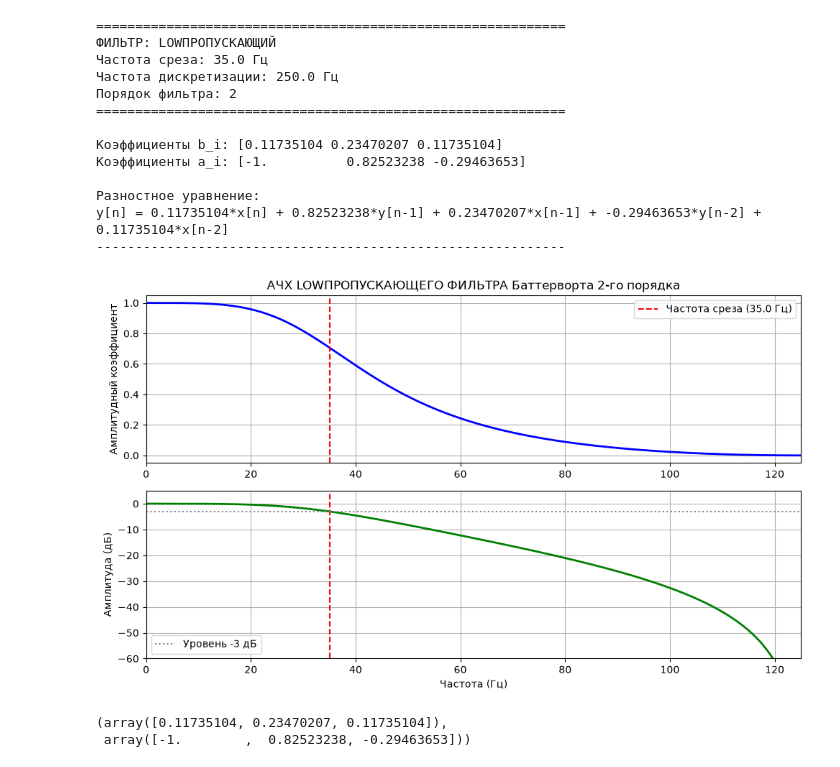
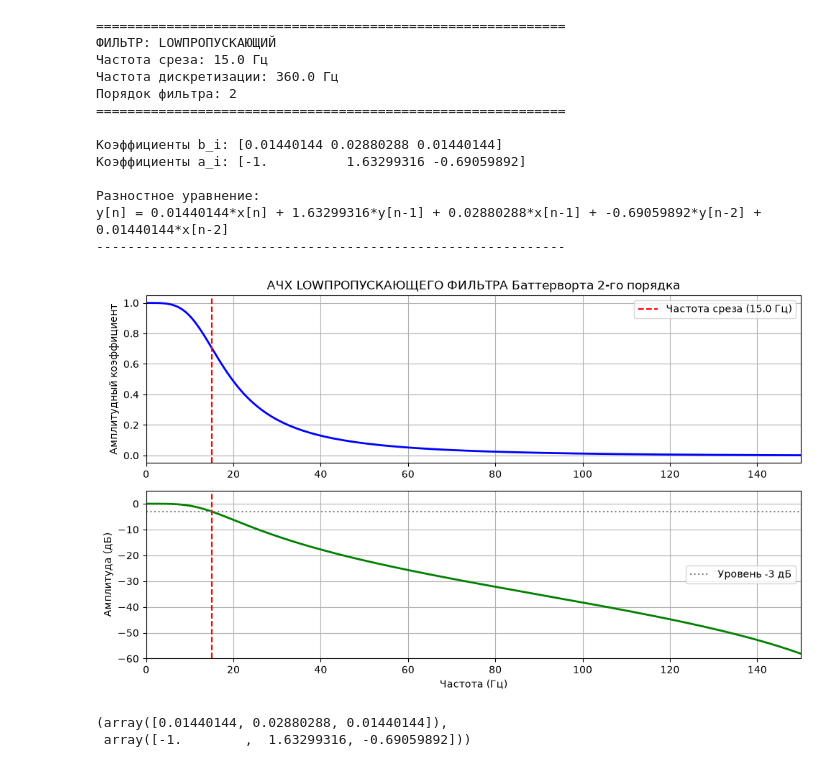
Before and after one commit to iksik04/ECG_wfdb_validation, a Jupyter notebook: calc_cooficients.ipynb, the cells around one changed output. Cells and saved outputs as stored; diff of their text form; code cells hidden in the pictures.

```diff
--- a/calc_cooficients.ipynb
+++ b/calc_cooficients.ipynb
@@ -88,27 +88,27 @@ def design_filter(cutoff_hz, sampling_freq, filter_type='low', n=2):
     return b, a
 # %%
 design_filter(
-        cutoff_hz=35.0,
-        sampling_freq=250.0,
+        cutoff_hz=15.0,
+        sampling_freq=360.0,
         filter_type='low',
         n=2
     )
 # %% [output]
 ============================================================
 ФИЛЬТР: LOWПРОПУСКАЮЩИЙ
-Частота среза: 35.0 Гц
-Частота дискретизации: 250.0 Гц
+Частота среза: 15.0 Гц
+Частота дискретизации: 360.0 Гц
 Порядок фильтра: 2
 ============================================================
 
-Коэффициенты b_i: [0.11735104 0.23470207 0.11735104]
-Коэффициенты a_i: [-1.          0.82523238 -0.29463653]
+Коэффициенты b_i: [0.01440144 0.02880288 0.01440144]
+Коэффициенты a_i: [-1.          1.63299316 -0.69059892]
 
 Разностное уравнение:
-y[n] = 0.11735104*x[n] + 0.82523238*y[n-1] + 0.23470207*x[n-1] + -0.29463653*y[n-2] + 0.11735104*x[n-2]
+y[n] = 0.01440144*x[n] + 1.63299316*y[n-1] + 0.02880288*x[n-1] + -0.69059892*y[n-2] + 0.01440144*x[n-2]
 ------------------------------------------------------------
-[figure, old version]
+[figure, new version]
-(array([0.11735104, 0.23470207, 0.11735104]),
- array([-1.        ,  0.82523238, -0.29463653]))
+(array([0.01440144, 0.02880288, 0.01440144]),
+ array([-1.        ,  1.63299316, -0.69059892]))
 # %%
 design_filter(
```
Also changed, not shown: parts of 1 cell of this notebook.
